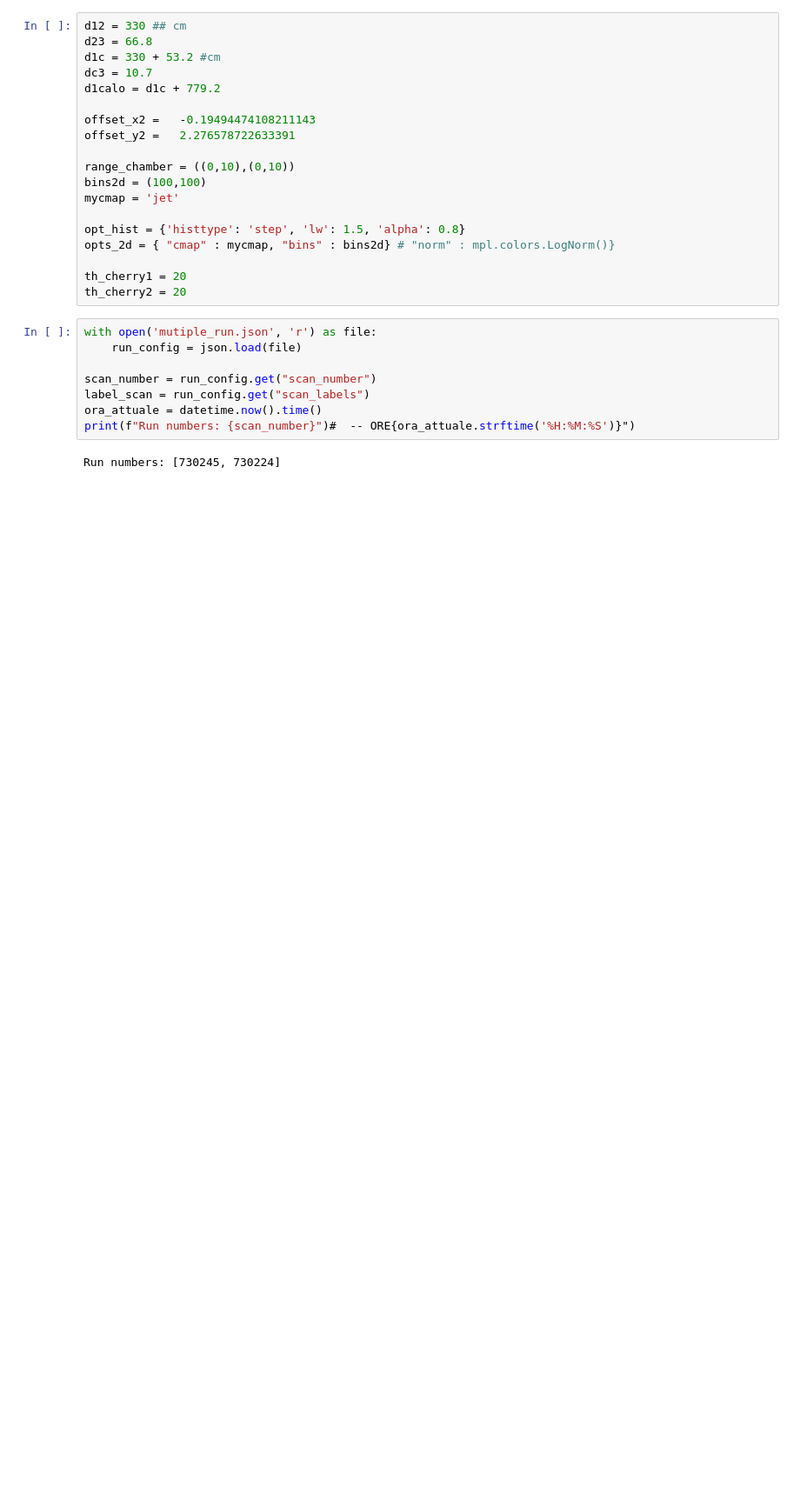
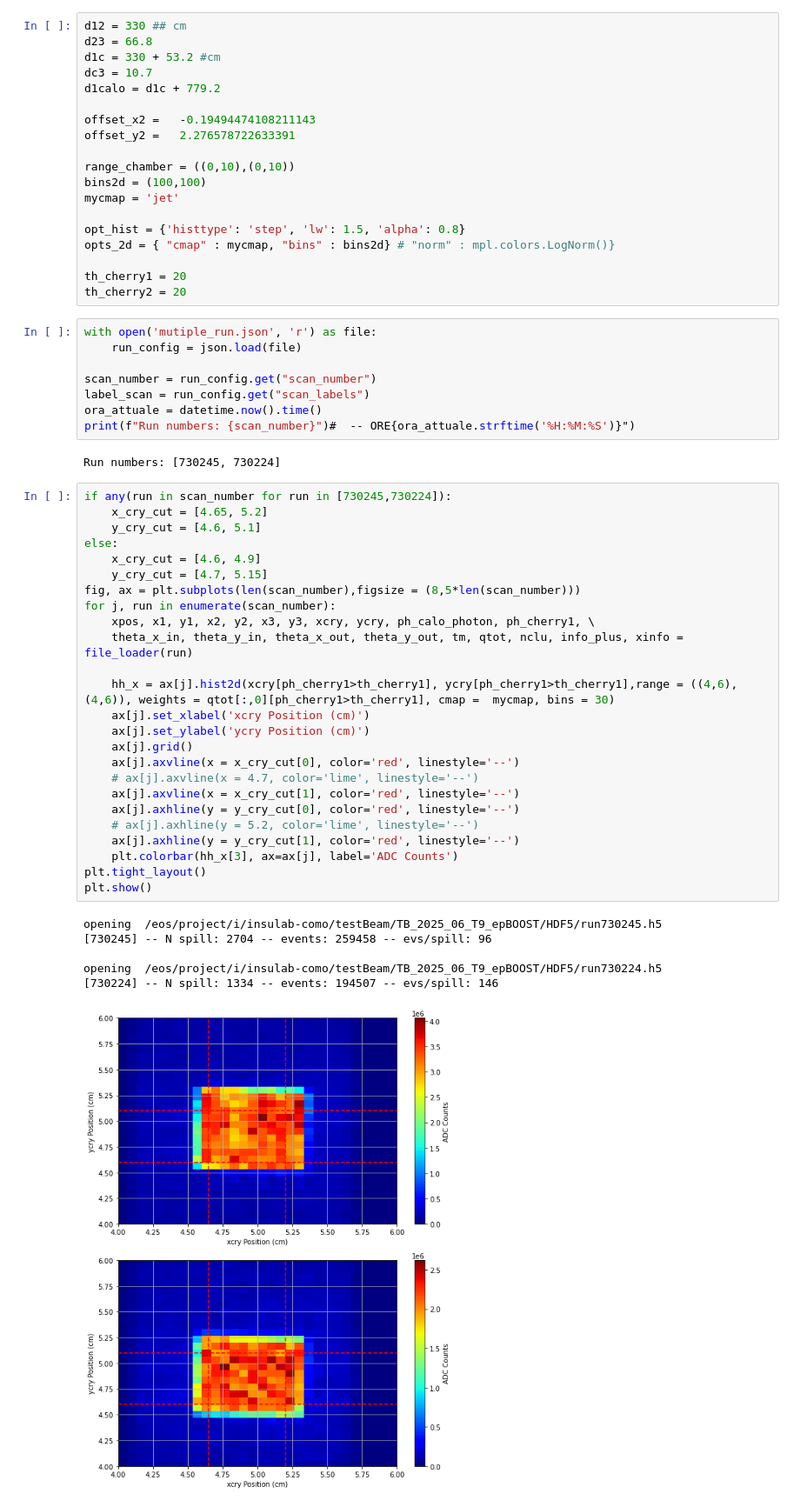
Before and after one commit to Ncanale/eplusBOOST_2025_T9, a Jupyter notebook: OM/compare_epBOOST.ipynb, the cells around one changed output. Shown at 87% size. Cells and saved outputs as stored; diff of their text form; blank space fills up the shorter version.

```diff
--- a/OM/compare_epBOOST.ipynb
+++ b/OM/compare_epBOOST.ipynb
@@ -136,4 +134,36 @@ ora_attuale = datetime.now().time()
 print(f"Run numbers: {scan_number}")#  -- ORE{ora_attuale.strftime('%H:%M:%S')}")
 # %% [output]
 Run numbers: [730245, 730224]
+# %%
+if any(run in scan_number for run in [730245,730224]):
+    x_cry_cut = [4.65, 5.2]
+    y_cry_cut = [4.6, 5.1]
+else:
+    x_cry_cut = [4.6, 4.9]
+    y_cry_cut = [4.7, 5.15]
+fig, ax = plt.subplots(len(scan_number),figsize = (8,5*len(scan_number)))
+for j, run in enumerate(scan_number):
+    xpos, x1, y1, x2, y2, x3, y3, xcry, ycry, ph_calo_photon, ph_cherry1, \
+    theta_x_in, theta_y_in, theta_x_out, theta_y_out, tm, qtot, nclu, info_plus, xinfo = file_loader(run)
+
+    hh_x = ax[j].hist2d(xcry[ph_cherry1>th_cherry1], ycry[ph_cherry1>th_cherry1],range = ((4,6),(4,6)), weights = qtot[:,0][ph_cherry1>th_cherry1], cmap =  mycmap, bins = 30)
+    ax[j].set_xlabel('xcry Position (cm)')
+    ax[j].set_ylabel('ycry Position (cm)')
+    ax[j].grid()
+    ax[j].axvline(x = x_cry_cut[0], color='red', linestyle='--')
+    # ax[j].axvline(x = 4.7, color='lime', linestyle='--')
+    ax[j].axvline(x = x_cry_cut[1], color='red', linestyle='--')
+    ax[j].axhline(y = y_cry_cut[0], color='red', linestyle='--')
+    # ax[j].axhline(y = 5.2, color='lime', linestyle='--')
+    ax[j].axhline(y = y_cry_cut[1], color='red', linestyle='--')
+    plt.colorbar(hh_x[3], ax=ax[j], label='ADC Counts')
+plt.tight_layout()
+plt.show()
+# %% [output]
+opening  /eos/project/i/insulab-como/testBeam/TB_2025_06_T9_epBOOST/HDF5/run730245.h5
+[730245] -- N spill: 2704 -- events: 259458 -- evs/spill: 96
+
+opening  /eos/project/i/insulab-como/testBeam/TB_2025_06_T9_epBOOST/HDF5/run730224.h5
+[730224] -- N spill: 1334 -- events: 194507 -- evs/spill: 146
+[figure, added]
 # %%
```
Also changed, not shown: parts of 3 cells of this notebook, 2 other files.
